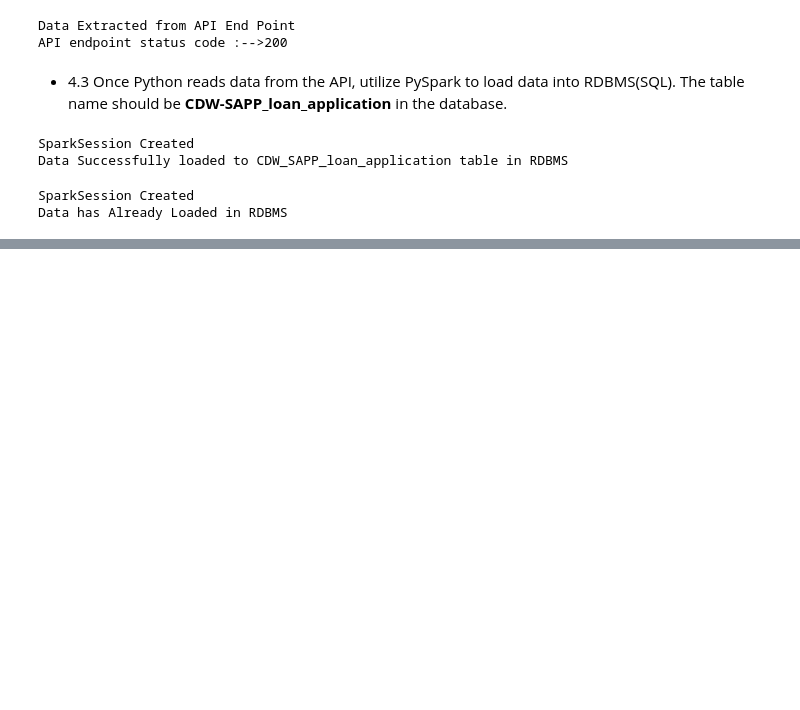
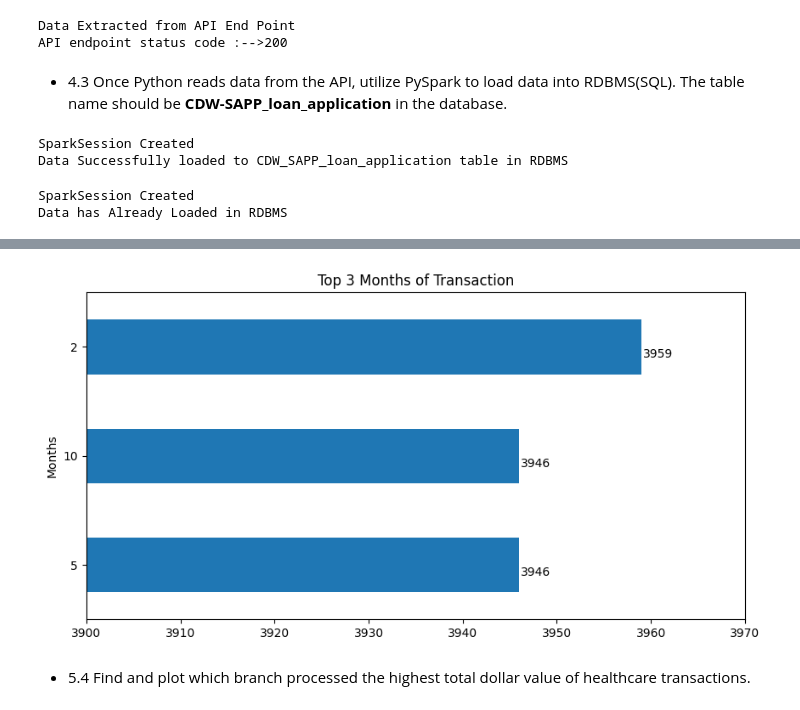
Before and after one commit to nighotY/capstone_project, a Jupyter notebook: dataeng_capstone.ipynb, the cells around one changed output, grey strips where cells are left out. Cells and saved outputs as stored; diff of their text form; code cells hidden in the pictures; blank space fills up the shorter version.

```diff
--- a/dataeng_capstone.ipynb
+++ b/dataeng_capstone.ipynb
@@ -1112,0 +1212,17 @@ Data has Already Loaded in RDBMS
+# %%
+#function to plot top 3 months of transaction
+def plot_top_3_mon(cc_df):
+    dates_df=cc_df.loc[:,['TIMEID','TRANSACTION_ID']]
+    dates_df['TIMEID']=pd.to_datetime(dates_df['TIMEID'],format='%Y%m%d').dt.month
+    top_3=dates_df['TIMEID'].value_counts().sort_values().tail(3)
+    top_3.plot(kind='barh',figsize=(10,5),xlim=(3900,3970),title='Top 3 Months of Transaction')
+    for index,value in enumerate(top_3):
+        plt.text(value+.20,index-0.1,str(value))
+    plt.ylabel("Months")
+    plt.show()
+# %%
+plot_top_3_mon(cc_df)
+# %% [output]
+[figure, added]
+# %% [markdown]
+* 5.4 Find and plot which branch processed the highest total dollar value of healthcare transactions.
```
Also changed, not shown: parts of 22 cells of this notebook, 1 other file.
